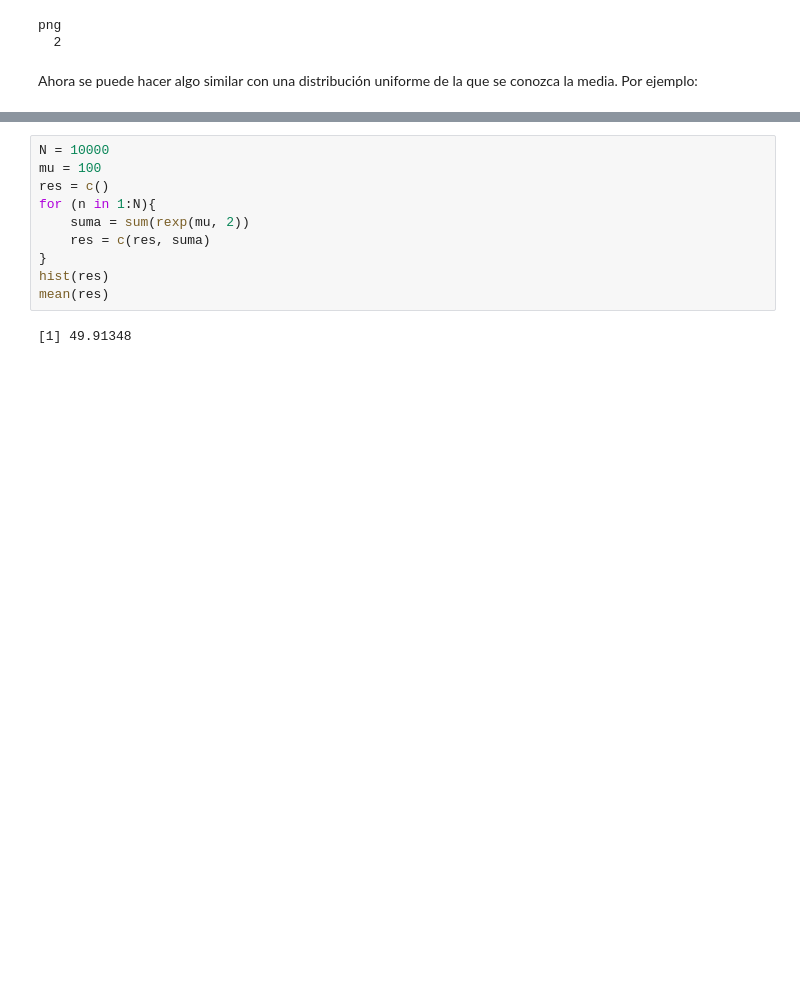
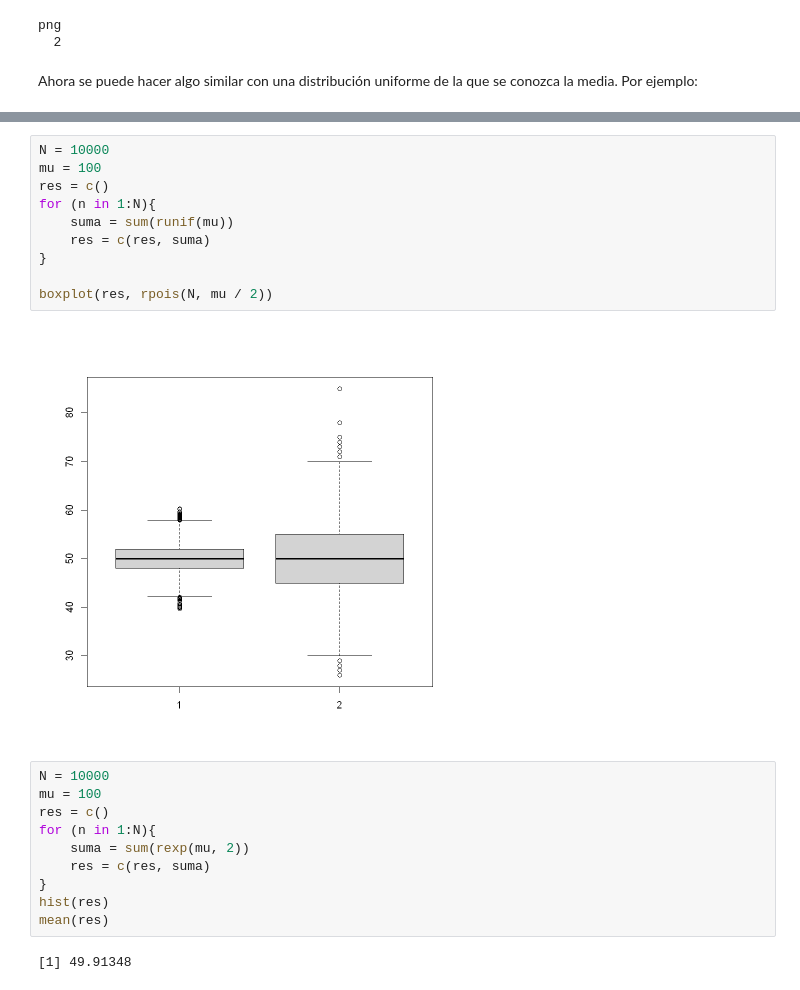
Before and after one commit to albertobenavides/probabilidad, a Jupyter notebook: tema4/tarea.ipynb, the cells around one changed output, grey strips where cells are left out. Drawn from its saved outputs; the diff is of its cells as text; blank space fills up the shorter version.

```diff
--- a/tema4/tarea.ipynb
+++ b/tema4/tarea.ipynb
@@ -149,3 +160,15 @@ png
+# %%
+N = 10000
+mu = 100
+res = c()
+for (n in 1:N){
+    suma = sum(runif(mu))
+    res = c(res, suma)
+}
+
+boxplot(res, rpois(N, mu / 2))
+# %% [output]
+[figure, added]
 # %%
 N = 10000
 mu = 100
```
Also changed, not shown: parts of 8 cells of this notebook, 7 other files.
